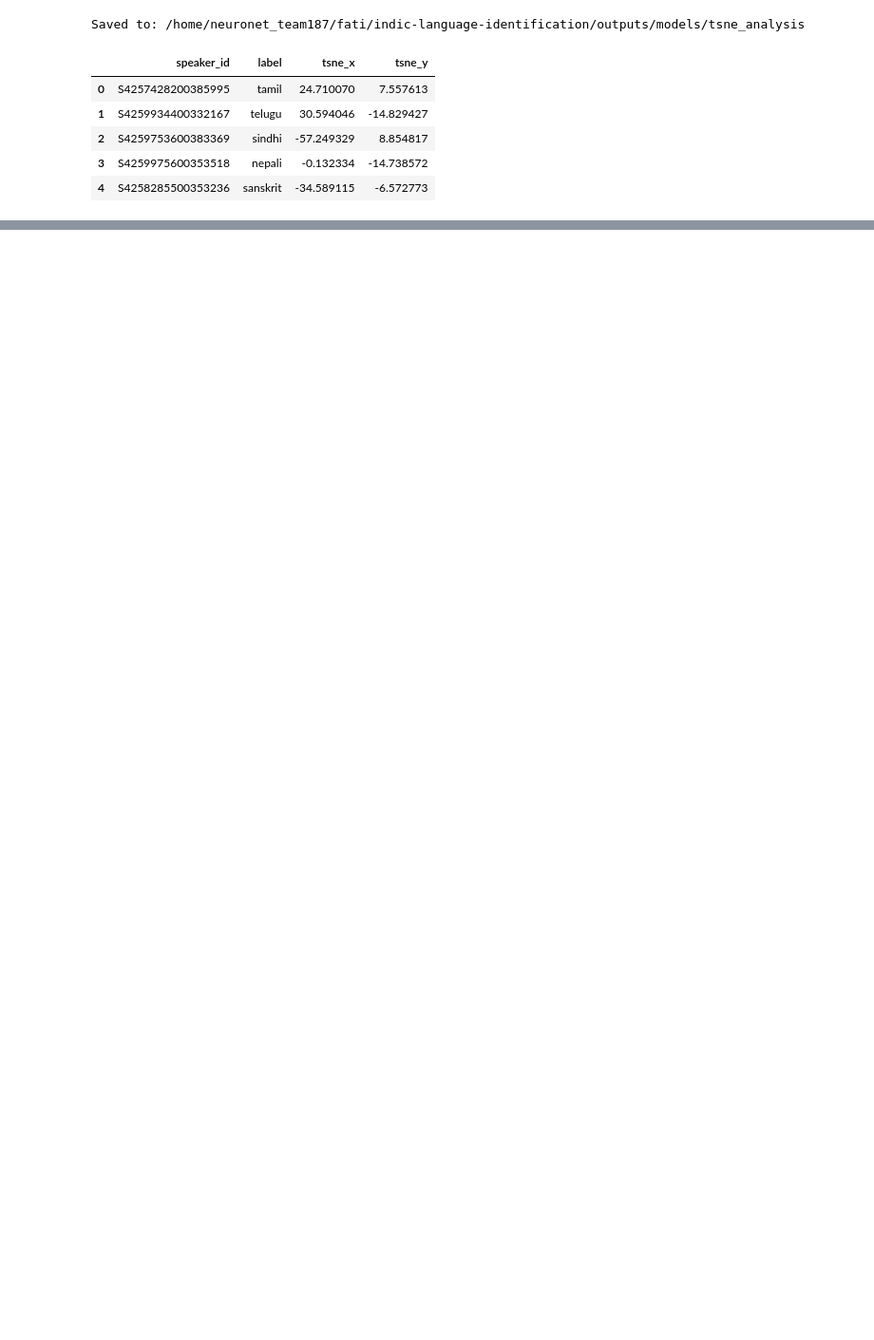
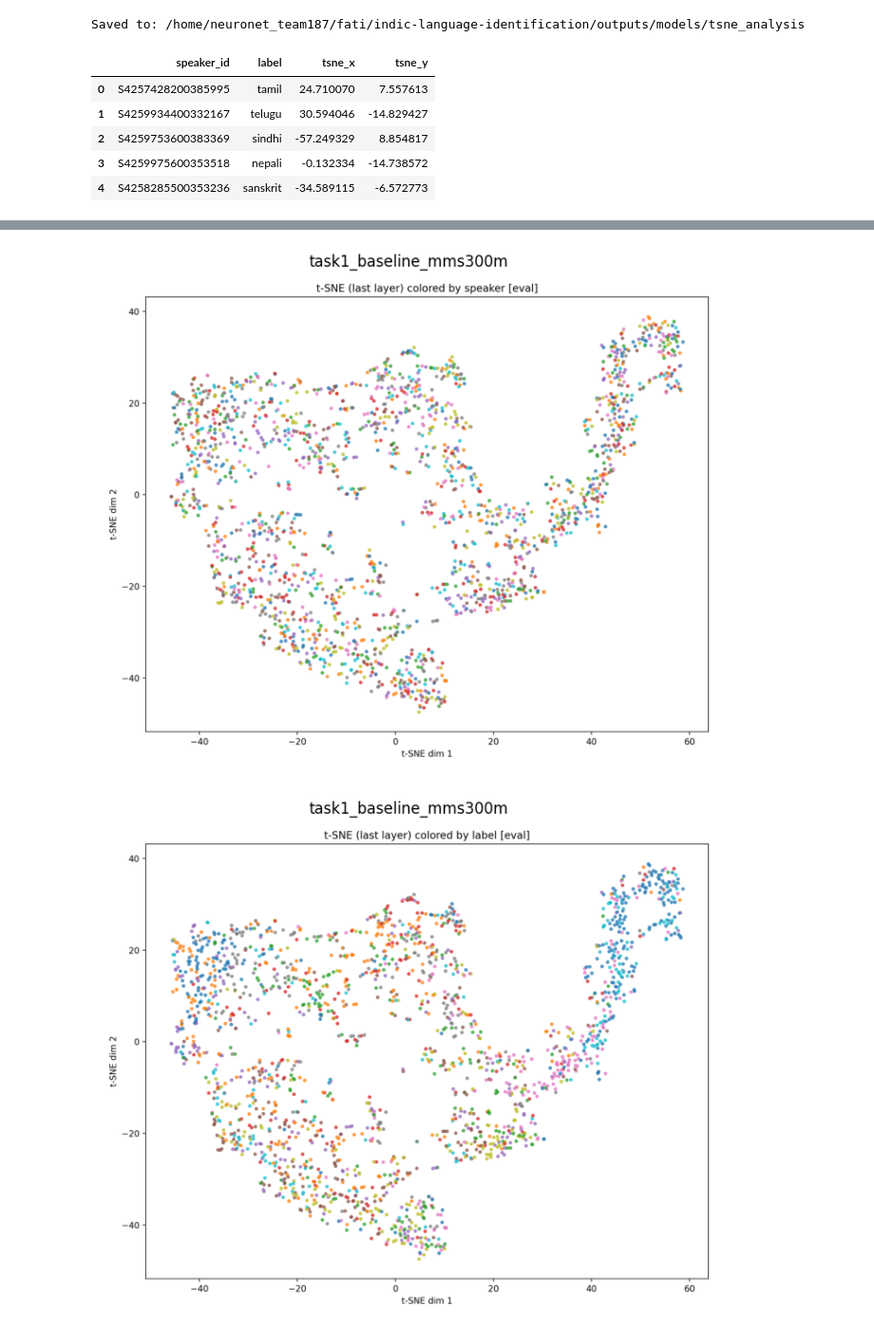
Before and after one commit to behkamfallah/indic-language-identification, a Jupyter notebook: notebooks/tsne_analysis.ipynb, the cells around one changed output, grey strips where cells are left out. Shown at 95% size. Cells and saved outputs as stored; diff of their text form; code cells hidden in the pictures; blank space fills up the shorter version.

Commit message:
tsne initial results for biased model

```diff
--- a/notebooks/tsne_analysis.ipynb
+++ b/notebooks/tsne_analysis.ipynb
@@ -324,0 +390,10 @@ Saved to: /home/neuronet_team187/fati/indic-language-identification/outputs/mode
+# %%
+for model in model_configs:
+    model = Path(model).stem
+    for file in ["tsne_by_speaker.png", "tsne_by_label.png"]:
+        file_dir = Path(config["output_dir"] + "/" + model + "/tsne_analysis")
+        if file_dir.exists():
+            show_png_mtplt(file, file_dir, model)
+# %% [output]
+[figure, added]
+[figure, added]
```
Also changed, not shown: parts of 4 cells of this notebook.
